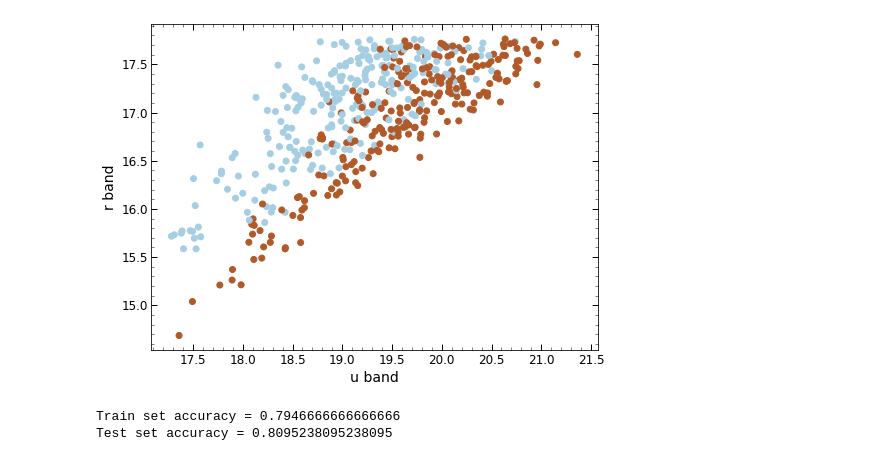
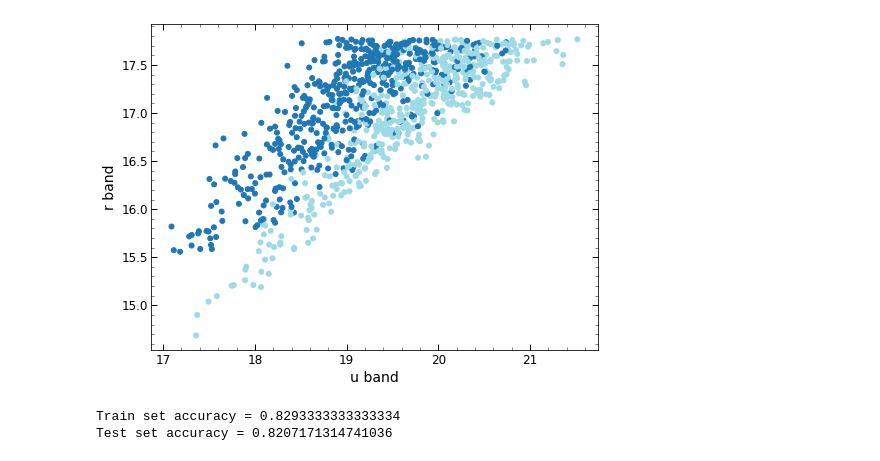
Before and after one commit to supakarn-t/Classify-Galaxy-by-SVM, a Jupyter notebook: SDSS_DR16_SVM_2band.ipynb, the cells around one changed output. Saved outputs shown, nothing was run; the diff lists cells and outputs as text; code cells hidden in the pictures.

Commit message:
Update SVM 2band

```diff
--- a/SDSS_DR16_SVM_2band.ipynb
+++ b/SDSS_DR16_SVM_2band.ipynb
@@ -12,13 +12,12 @@ from sklearn.svm import SVC
 path = 'SDSS_DR16_90cutoff_for_Vicky.csv'
 df = pd.read_csv(path)
 # %%
-rs = df.loc[:, 'z']
-Types = df.loc[0:500, 'Types']
+Types = df.loc[0:1000, 'Types']
 types = Types.apply(lambda v: v.replace(
     'elliptical', '1').replace('spiral', '0')).astype(int)
-fd = df.loc[:, 'fracDeV_r']
+y = np.array(types)
 
-X = np.array(df.loc[0:500, 'petroMag_u':'petroMag_z'])
+X = np.array(df.loc[0:1000, 'petroMag_u':'petroMag_z'])
 # u, g, r, i, z band 0, 1, 2, 3, 4
 ug = X[:, [0, 1]]
 ur = X[:, [0, 2]]
@@ -30,19 +29,20 @@ gz = X[:, [1, 4]]
 ri = X[:, [2, 3]]
 rz = X[:, [2, 4]]
 iz = X[:, [3, 4]]
-y = np.array(types)
 
-cmap = 'Paired'
+cmap = 'tab20'
 # %%
+# plot ur band graph
+
 plt.figure(figsize=(8, 6), facecolor='none')
-plt.scatter(ur[:, 0], ur[:, 1], c=y, cmap=cmap)
+plt.scatter(ur[:, 0], ur[:, 1], c=y, cmap=cmap, s=25)
 
 plt.xlabel('u band', fontsize='14')
 plt.ylabel('r band', fontsize='14')
 plt.minorticks_on()
 plt.tick_params(which='both', labelsize='12',
                 direction='in', top='1', right='1')
 plt.tick_params(which='major',  length=6, width=1)
 plt.tick_params(which='minor',  length=3, width=0.5)
 # %% [output]
-[figure, old version]
+[figure, new version]
@@ -49,10 +51,8 @@ plt.tick_params(which='minor',  length=3, width=0.5)
 # %%
-X_train, X_test, y_train, y_test = train_test_split(ur, y, random_state=42)
-
-# Model 1: Linear SVC version
+# Linear SVC Model
 # Create a pipeline
 clf_linSVC = Pipeline([
-    ("linear_svc", LinearSVC(C=1000, loss="hinge", max_iter=100000000))
+    ("linear_svc", LinearSVC(C=10000, loss="hinge", max_iter=100000000))
 ])
 
 # Train the model
@@ -62,8 +62,8 @@ clf_linSVC.fit(X_train, y_train)
 print("Train set accuracy = " + str(clf_linSVC.score(X_train, y_train)))
 print("Test set accuracy = " + str(clf_linSVC.score(X_test, y_test)))
 # %% [output]
-Train set accuracy = 0.7946666666666666
-Test set accuracy = 0.8095238095238095
+Train set accuracy = 0.8293333333333334
+Test set accuracy = 0.8207171314741036
 # %%
 # Plot the decision boundaries
 def plot_decision_boundary(clf, X, y):
```
Also changed, not shown: parts of 16 cells of this notebook, 2 other files.
